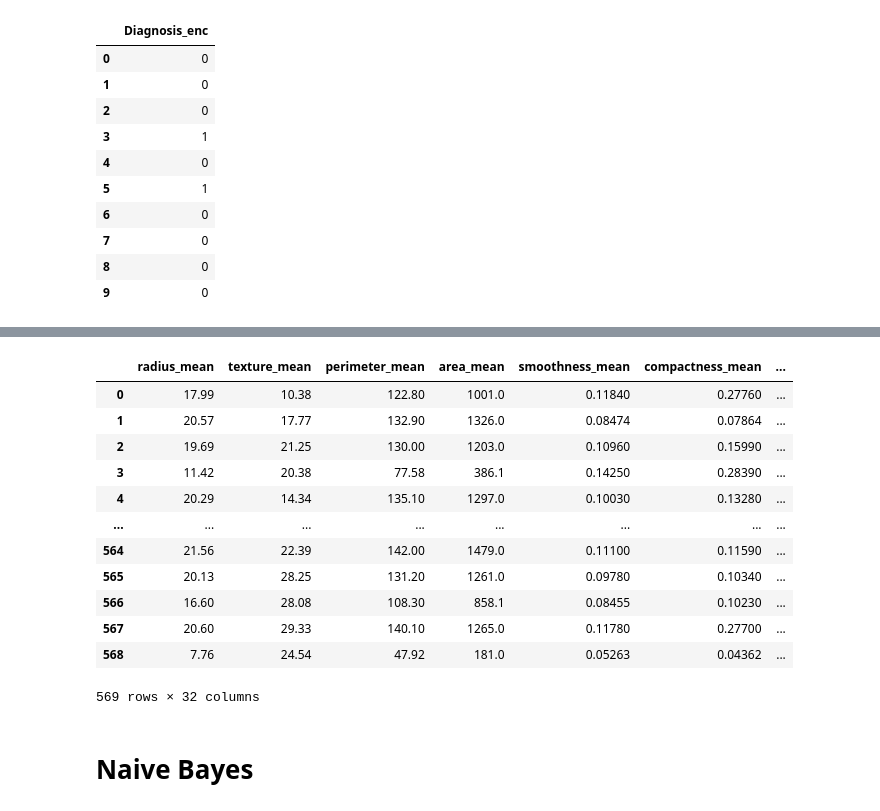
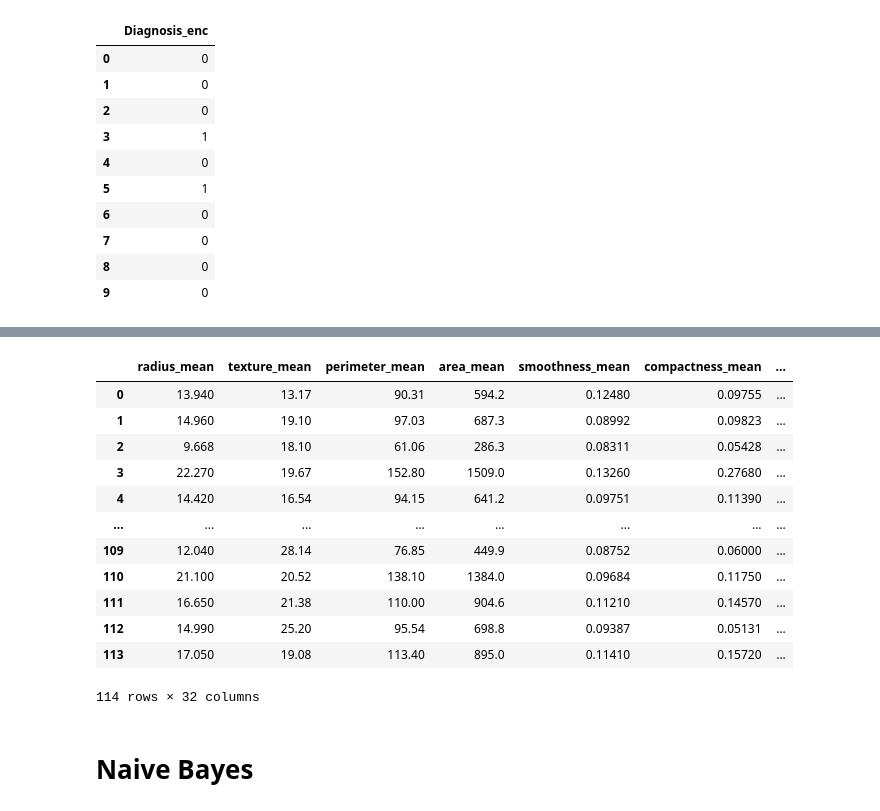
Before and after one commit to adriangohjw/CZ4032-Data-Mining-and-Analytics, a Jupyter notebook: BreastCancer/classification.ipynb, the cells around one changed output, grey strips where cells are left out. Cells and saved outputs as stored; diff of their text form; code cells hidden in the pictures.

```diff
--- a/BreastCancer/classification.ipynb
+++ b/BreastCancer/classification.ipynb
@@ -295,22 +228,21 @@ clf_pred_df
 # %%
 # Insert result into test_wtpopl, check the prediction correctness
-data.insert(len(data.columns), 'RForest', clf_pred_df['Diagnosis_enc'])
+X_testdf.insert(len(X_testdf.columns), 'RForest', clf_pred_df['Diagnosis_enc'])
+X_testdf
+# %% [output]
+|  | radius_mean | texture_mean | perimeter_mean | area_mean | smoothness_mean | compactness_mean | ... |
+| 0 | 13.940 | 13.17 | 90.31 | 594.2 | 0.12480 | 0.09755 | ... |
+| 1 | 14.960 | 19.10 | 97.03 | 687.3 | 0.08992 | 0.09823 | ... |
+| 2 | 9.668 | 18.10 | 61.06 | 286.3 | 0.08311 | 0.05428 | ... |
+| 3 | 22.270 | 19.67 | 152.80 | 1509.0 | 0.13260 | 0.27680 | ... |
+| 4 | 14.420 | 16.54 | 94.15 | 641.2 | 0.09751 | 0.11390 | ... |
+| ... | ... | ... | ... | ... | ... | ... | ... |
+| 109 | 12.040 | 28.14 | 76.85 | 449.9 | 0.08752 | 0.06000 | ... |
+| 110 | 21.100 | 20.52 | 138.10 | 1384.0 | 0.09684 | 0.11750 | ... |
+| 111 | 16.650 | 21.38 | 110.00 | 904.6 | 0.11210 | 0.14570 | ... |
+| 112 | 14.990 | 25.20 | 95.54 | 698.8 | 0.09387 | 0.05131 | ... |
+| 113 | 17.050 | 19.08 | 113.40 | 895.0 | 0.11410 | 0.15720 | ... |
+114 rows × 32 columns
-# %%
-data
-# %% [output]
-|  | radius_mean | texture_mean | perimeter_mean | area_mean | smoothness_mean | compactness_mean | ... |
-| 0 | 17.99 | 10.38 | 122.80 | 1001.0 | 0.11840 | 0.27760 | ... |
-| 1 | 20.57 | 17.77 | 132.90 | 1326.0 | 0.08474 | 0.07864 | ... |
-| 2 | 19.69 | 21.25 | 130.00 | 1203.0 | 0.10960 | 0.15990 | ... |
-| 3 | 11.42 | 20.38 | 77.58 | 386.1 | 0.14250 | 0.28390 | ... |
-| 4 | 20.29 | 14.34 | 135.10 | 1297.0 | 0.10030 | 0.13280 | ... |
-| ... | ... | ... | ... | ... | ... | ... | ... |
-| 564 | 21.56 | 22.39 | 142.00 | 1479.0 | 0.11100 | 0.11590 | ... |
-| 565 | 20.13 | 28.25 | 131.20 | 1261.0 | 0.09780 | 0.10340 | ... |
-| 566 | 16.60 | 28.08 | 108.30 | 858.1 | 0.08455 | 0.10230 | ... |
-| 567 | 20.60 | 29.33 | 140.10 | 1265.0 | 0.11780 | 0.27700 | ... |
-| 568 | 7.76 | 24.54 | 47.92 | 181.0 | 0.05263 | 0.04362 | ... |
-569 rows × 32 columns
 # %% [markdown]
 # **Naive Bayes**
 # %%
```
Also changed, not shown: parts of 41 cells of this notebook.
